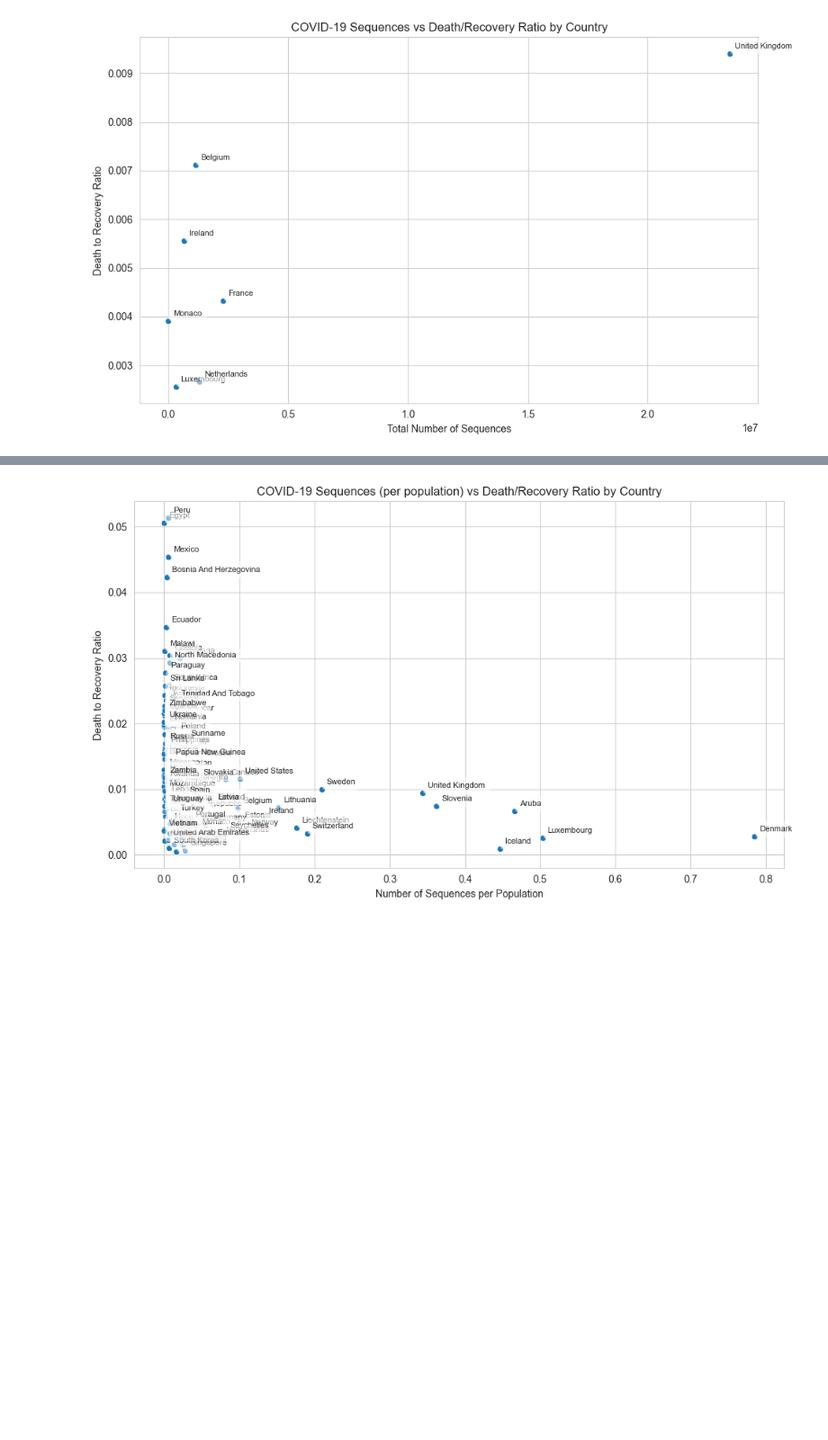
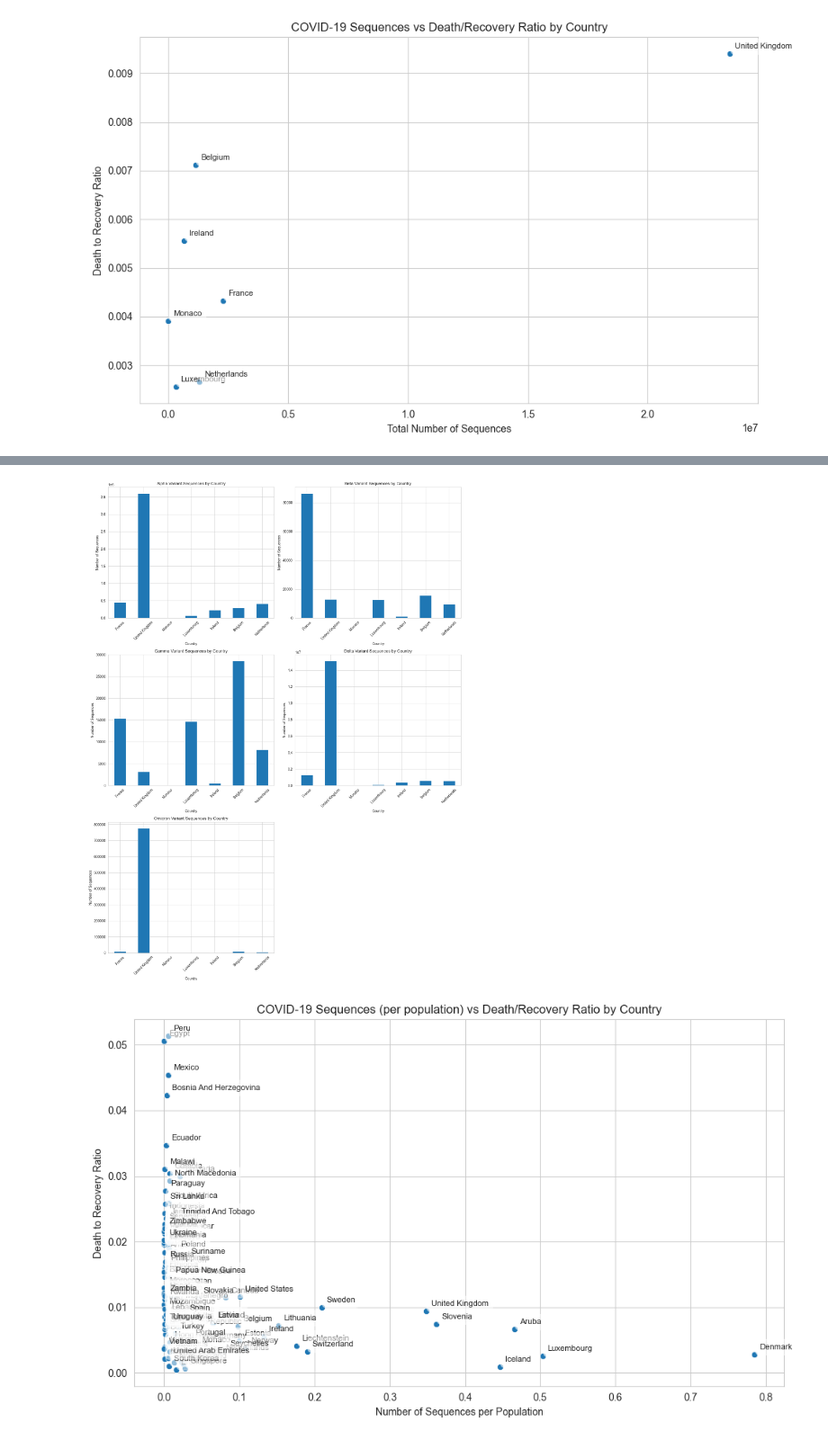
Before and after one commit to tangnatta/AUT461-Miniproject-2025, a Jupyter notebook: 2_2.ipynb, the cells around one changed output, grey strips where cells are left out. Shown at 90% size. Saved outputs shown, nothing was run; the diff lists cells and outputs as text; code cells hidden in the pictures; blank space fills up the shorter version.

```diff
--- a/2_2.ipynb
+++ b/2_2.ipynb
@@ -181,3 +268,39 @@ plt.show()
+# %%
+# Define major variants
+major_variants = ['Alpha', 'Beta', 'Gamma', 'Delta', 'Omicron']
+
+# Create subplots for each major variant
+fig, axes = plt.subplots(3, 2, figsize=(15, 20))
+axes = axes.flatten()
+
+for idx, variant in enumerate(major_variants):
+    # Filter data for current variant
+    sequences_by_country = {}
+    for country in countries:
+        df_country = covid19_variants_found[
+            (covid19_variants_found['country'] == country) &
+            (covid19_variants_found['variant'] == variant)
+        ]
+        total_sequences = df_country['number_of_sequences'].sum()
+        sequences_by_country[country] = total_sequences
+
+    # Create bar plot
+    ax = axes[idx]
+    sequence_data = pd.Series(sequences_by_country)
+    sequence_data.plot(kind='bar', ax=ax)
+
+    ax.set_title(f'{variant} Variant Sequences by Country')
+    ax.set_xlabel('Country')
+    ax.set_ylabel('Number of Sequences')
+    ax.tick_params(axis='x', rotation=45)
+
+# Remove extra subplot
+axes[-1].remove()
+
+plt.tight_layout()
+plt.show()
+# %% [output]
+[figure, added]
 # %%
 # Get total sequences and population data for each country
 sequences_per_population = {}
```
Also changed, not shown: parts of 4 cells of this notebook, 4 other files.
